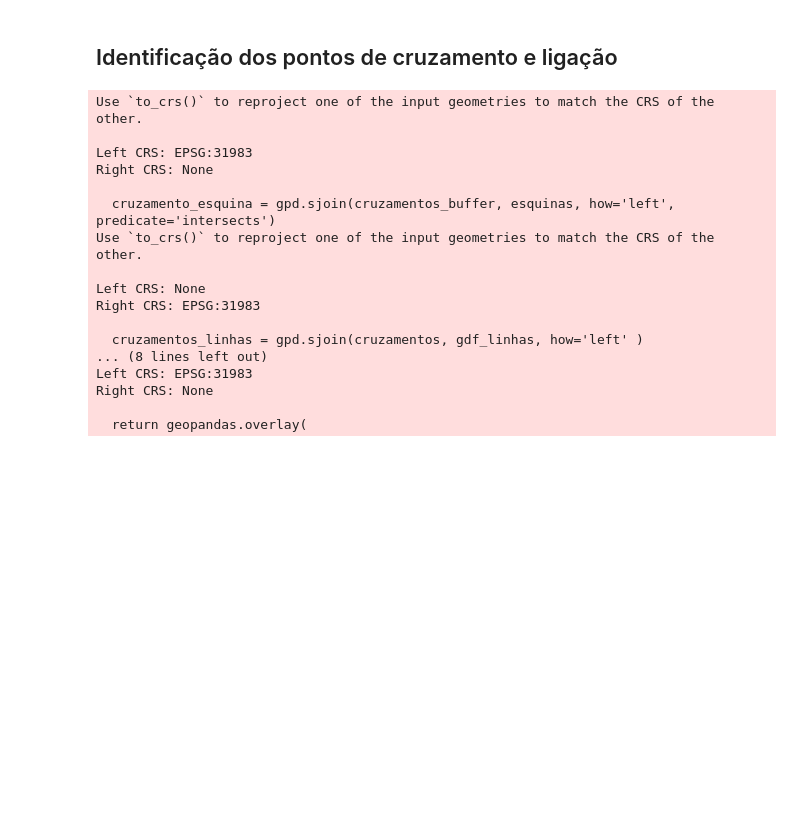
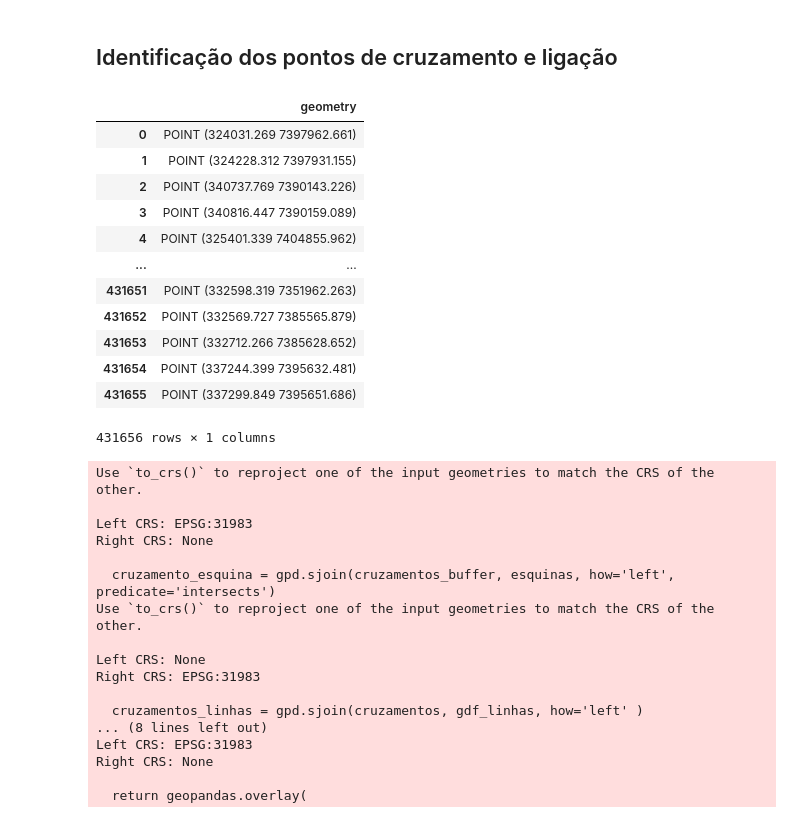
Before and after one commit to AndaSampa/poligono-de-vias, a Jupyter notebook: 06 - Nova versão do processamento de polígono de vias.ipynb, the cells around one changed output. Drawn from its saved outputs; the diff is of its cells as text; code cells hidden in the pictures; blank space fills up the shorter version.

```diff
--- a/06 - Nova versão do processamento de polígono de vias.ipynb
+++ b/06 - Nova versão do processamento de polígono de vias.ipynb
@@ -73,6 +73,22 @@ extremidades = df_l.apply(lambda row:
                     row.geometry.interpolate(1, normalized=True)], axis=1)
 extremidades = [item for sublist in extremidades for item in sublist]
 df_extremidades = gpd.GeoDataFrame(geometry=extremidades)
+# %%
+df_extremidades
+# %% [output]
+|  | geometry |
+| 0 | POINT (324031.269 7397962.661) |
+| 1 | POINT (324228.312 7397931.155) |
+| 2 | POINT (340737.769 7390143.226) |
+| 3 | POINT (340816.447 7390159.089) |
+| 4 | POINT (325401.339 7404855.962) |
+| ... | ... |
+| 431651 | POINT (332598.319 7351962.263) |
+| 431652 | POINT (332569.727 7385565.879) |
+| 431653 | POINT (332712.266 7385628.652) |
+| 431654 | POINT (337244.399 7395632.481) |
+| 431655 | POINT (337299.849 7395651.686) |
+431656 rows × 1 columns
 # %%
 cruzamento_centroide = [p.centroid for p in df_extremidades.buffer(tolerancia_do_cruzamento).unary_union]
 df_cruzamentos = gpd.GeoDataFrame(geometry=cruzamento_centroide)
```
Also changed, not shown: 2 other files.
